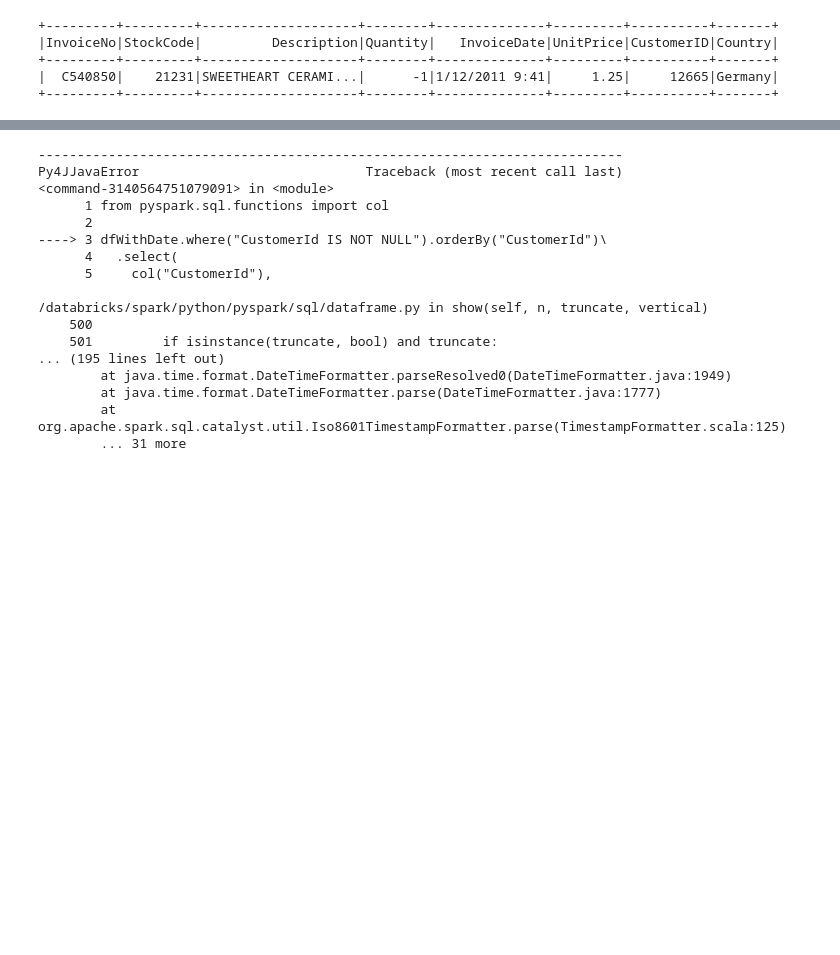
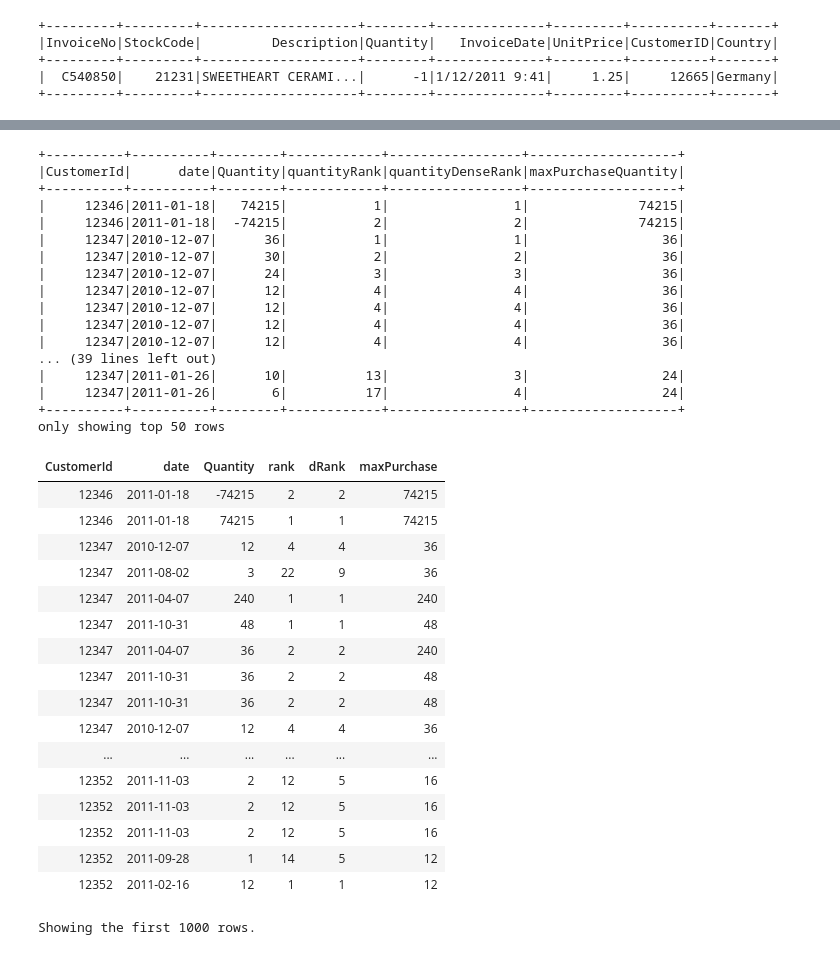
Before and after one commit to brianclements03/Databricks_Apache_Spark_Developer, a Jupyter notebook: Structured_APIs-Chapter_7_Aggregations.ipynb, the cells around one changed output, grey strips where cells are left out. Drawn from its saved outputs; the diff is of its cells as text; code cells hidden in the pictures; blank space fills up the shorter version.

```diff
--- a/Structured_APIs-Chapter_7_Aggregations.ipynb
+++ b/Structured_APIs-Chapter_7_Aggregations.ipynb
@@ -244,5 +294,8 @@ purchaseRank = rank().over(windowSpec)
 # %%
 from pyspark.sql.functions import col
+spark.conf.set("spark.sql.legacy.timeParserPolicy","LEGACY")
+# NOTE THE LEGACY TIME PARSER CONFIGURATION I USED TO BE ABLE TO RUN THE COMMAND
+# WOULD BE GREAT PRACTICE TO FIGURE OUT HOW TO BUILD THIS SEQUENCE WITH THE CURRENT VERSION
 
 dfWithDate.where("CustomerId IS NOT NULL").orderBy("CustomerId")\
   .select(
@@ -251,22 +304,22 @@ dfWithDate.where("CustomerId IS NOT NULL").orderBy("CustomerId")\
     col("Quantity"),
     purchaseRank.alias("quantityRank"),
     purchaseDenseRank.alias("quantityDenseRank"),
-    maxPurchaseQuantity.alias("maxPurchaseQuantity")).show()
+    maxPurchaseQuantity.alias("maxPurchaseQuantity")).show(50)
 # %% [output]
----------------------------------------------------------------------------
-Py4JJavaError                             Traceback (most recent call last)
-<command-3140564751079091> in <module>
-      1 from pyspark.sql.functions import col
-      2
-----> 3 dfWithDate.where("CustomerId IS NOT NULL").orderBy("CustomerId")\
-      4   .select(
-      5     col("CustomerId"),
-
-/databricks/spark/python/pyspark/sql/dataframe.py in show(self, n, truncate, vertical)
-    500
-    501         if isinstance(truncate, bool) and truncate:
-... (195 lines left out)
-        at java.time.format.DateTimeFormatter.parseResolved0(DateTimeFormatter.java:1949)
-        at java.time.format.DateTimeFormatter.parse(DateTimeFormatter.java:1777)
-        at org.apache.spark.sql.catalyst.util.Iso8601TimestampFormatter.parse(TimestampFormatter.scala:125)
-        ... 31 more
++----------+----------+--------+------------+-----------------+-------------------+
+|CustomerId|      date|Quantity|quantityRank|quantityDenseRank|maxPurchaseQuantity|
++----------+----------+--------+------------+-----------------+-------------------+
+|     12346|2011-01-18|   74215|           1|                1|              74215|
+|     12346|2011-01-18|  -74215|           2|                2|              74215|
+|     12347|2010-12-07|      36|           1|                1|                 36|
+|     12347|2010-12-07|      30|           2|                2|                 36|
+|     12347|2010-12-07|      24|           3|                3|                 36|
+|     12347|2010-12-07|      12|           4|                4|                 36|
+|     12347|2010-12-07|      12|           4|                4|                 36|
+|     12347|2010-12-07|      12|           4|                4|                 36|
+|     12347|2010-12-07|      12|           4|                4|                 36|
+... (39 lines left out)
+|     12347|2011-01-26|      10|          13|                3|                 24|
+|     12347|2011-01-26|       6|          17|                4|                 24|
++----------+----------+--------+------------+-----------------+-------------------+
+only showing top 50 rows
@@ -275,0 +326,40 @@ dfNoNull.createOrReplaceTempView("dfNoNull")
+# %%
+%sql
+-- Check it out in SQL
+
+SELECT CustomerId, date, Quantity,
+  rank(Quantity) OVER (PARTITION BY CustomerId, date
+                       ORDER BY Quantity DESC NULLS LAST
+                       ROWS BETWEEN
+                         UNBOUNDED PRECEDING AND
+                         CURRENT ROW) as rank,
+  dense_rank(Quantity) OVER (PARTITION BY CustomerId, date
+                             ORDER BY Quantity DESC NULLS LAST
+                             ROWS BETWEEN
+                               UNBOUNDED PRECEDING AND
+                               CURRENT ROW) as dRank,
+  max(Quantity) OVER (PARTITION BY CustomerId, date
+                      ORDER BY Quantity DESC NULLS LAST
+                      ROWS BETWEEN
+                        UNBOUNDED PRECEDING AND
+                        CURRENT ROW) as maxPurchase
+FROM dfWithDate WHERE CustomerId IS NOT NULL ORDER BY CustomerId
+# %% [output]
+| CustomerId | date | Quantity | rank | dRank | maxPurchase |
+| 12346 | 2011-01-18 | -74215 | 2 | 2 | 74215 |
+| 12346 | 2011-01-18 | 74215 | 1 | 1 | 74215 |
+| 12347 | 2010-12-07 | 12 | 4 | 4 | 36 |
+| 12347 | 2011-08-02 | 3 | 22 | 9 | 36 |
+| 12347 | 2011-04-07 | 240 | 1 | 1 | 240 |
+| 12347 | 2011-10-31 | 48 | 1 | 1 | 48 |
+| 12347 | 2011-04-07 | 36 | 2 | 2 | 240 |
+| 12347 | 2011-10-31 | 36 | 2 | 2 | 48 |
+| 12347 | 2011-10-31 | 36 | 2 | 2 | 48 |
+| 12347 | 2010-12-07 | 12 | 4 | 4 | 36 |
+| ... | ... | ... | ... | ... | ... |
+| 12352 | 2011-11-03 | 2 | 12 | 5 | 16 |
+| 12352 | 2011-11-03 | 2 | 12 | 5 | 16 |
+| 12352 | 2011-11-03 | 2 | 12 | 5 | 16 |
+| 12352 | 2011-09-28 | 1 | 14 | 5 | 12 |
+| 12352 | 2011-02-16 | 12 | 1 | 1 | 12 |
+Showing the first 1000 rows.
```
Also changed, not shown: parts of 25 cells of this notebook.
